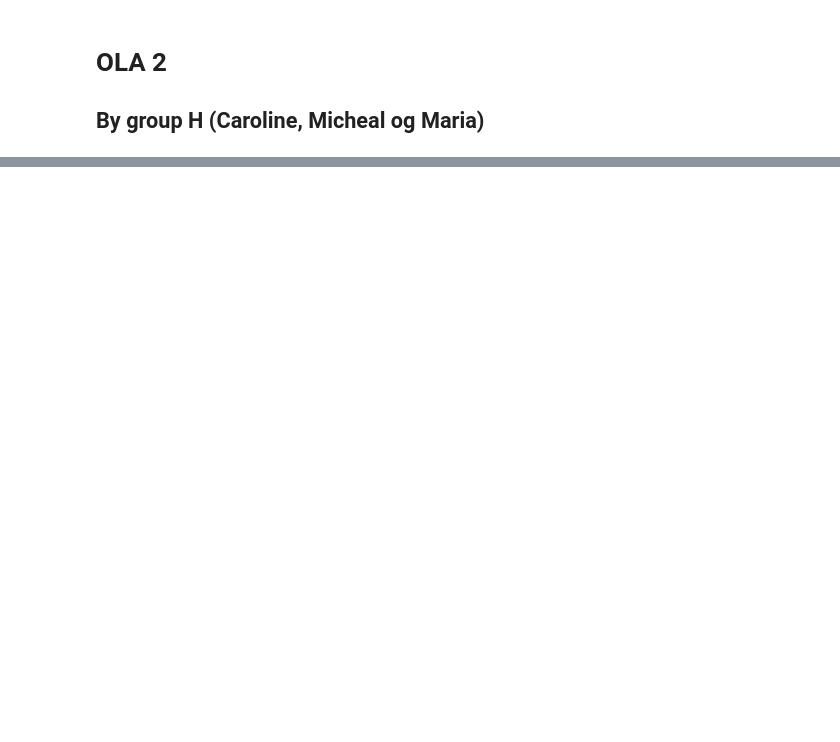
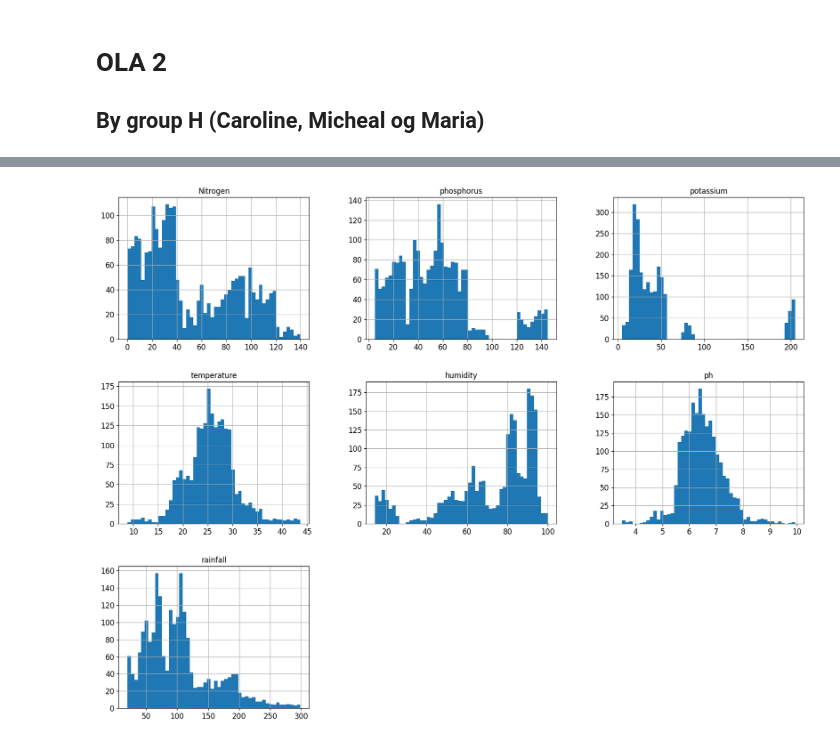
Before and after one commit to Gruppe-H/OLA2, a Jupyter notebook: Exercise.ipynb, the cells around one changed output, grey strips where cells are left out. Cells and saved outputs as stored; diff of their text form; code cells hidden in the pictures; blank space fills up the shorter version.

```diff
--- a/Exercise.ipynb
+++ b/Exercise.ipynb
@@ -25,3 +24,2 @@ We have collected two datasets from Danmarks Statistik ... TODO
 # %%
-crime_per_city = pd.read_csv('datasets/violent_crimes_per_city_DK.csv', sep=';', encoding='ISO-8859-1')
-crime_victims = pd.read_csv('datasets/victims_of_violent_crime_DK.csv', sep=';')
+crops = pd.read_csv('datasets/Crop_recommendation.csv')
@@ -54,0 +50,2 @@ crime_per_city.head(0)
+# %%
+crops = crops.dropna(axis=1, how='all')
@@ -54,0 +97,5 @@ crime_per_city.head(0)
+# %%
+crops.hist(bins=50, figsize=(20,15))
+plt.show()
+# %% [output]
+[figure, added]
```
Also changed, not shown: parts of 40 cells of this notebook, 4 other files.
